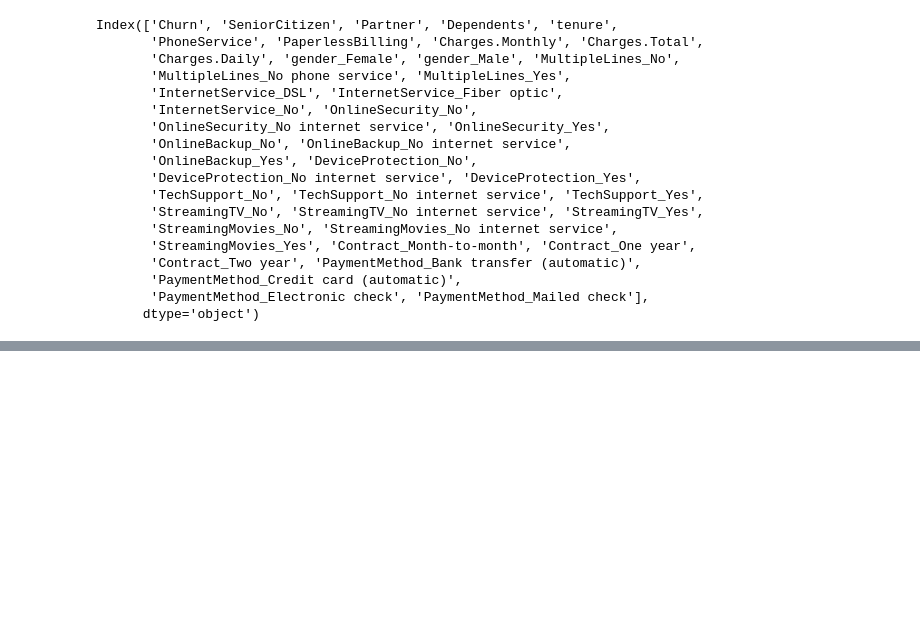
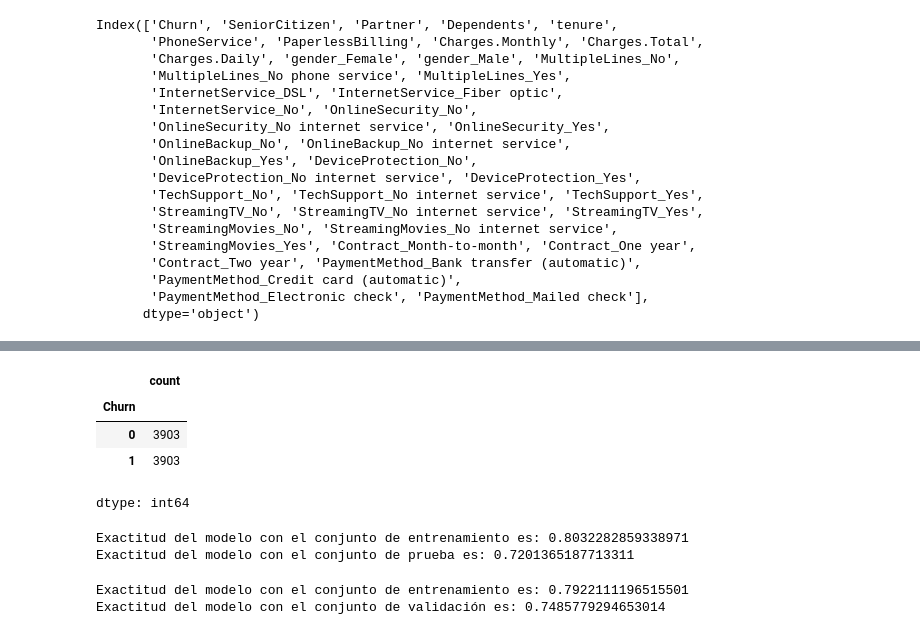
Before and after one commit to SilvanaCicchitti/TelecomX-parte2, a Jupyter notebook: TelecomX_parte2.ipynb, the cells around one changed output, grey strips where cells are left out. Drawn from its saved outputs; the diff is of its cells as text; code cells hidden in the pictures; blank space fills up the shorter version.

Commit message:
Oversampling/ árbol/ random forest

```diff
--- a/TelecomX_parte2.ipynb
+++ b/TelecomX_parte2.ipynb
@@ -130,0 +139,13 @@ X_train, X_test, y_train, y_test = train_test_split(X, y, test_size=0.25, random
+# %%
+#oversampling
+from imblearn.over_sampling import SMOTE
+smote = SMOTE(random_state=7)
+X_train_over, y_train_over = smote.fit_resample(X_train, y_train)
+# %%
+y_train_over.value_counts()
+# %% [output]
+|  | count |
+| Churn |  |
+| 0 | 3903 |
+| 1 | 3903 |
+dtype: int64
@@ -130,0 +158,14 @@ X_train, X_test, y_train, y_test = train_test_split(X, y, test_size=0.25, random
+# %%
+arbol.fit(X_train_over, y_train_over)
+print(f'Exactitud del modelo con el conjunto de entrenamiento es: {arbol.score(X_train_over, y_train_over)}')
+print(f'Exactitud del modelo con el conjunto de prueba es: {arbol.score(X_test, y_test)}')
+# %% [output]
+Exactitud del modelo con el conjunto de entrenamiento es: 0.8032282859338971
+Exactitud del modelo con el conjunto de prueba es: 0.7201365187713311
+# %%
+random_forest.fit(X_train_over, y_train_over)
+print(f'Exactitud del modelo con el conjunto de entrenamiento es: {random_forest.score(X_train_over, y_train_over)}')
+print(f'Exactitud del modelo con el conjunto de validación es: {random_forest.score(X_test, y_test)}')
+# %% [output]
+Exactitud del modelo con el conjunto de entrenamiento es: 0.7922111196515501
+Exactitud del modelo con el conjunto de validación es: 0.7485779294653014
```
Also changed, not shown: parts of 3 cells of this notebook.
